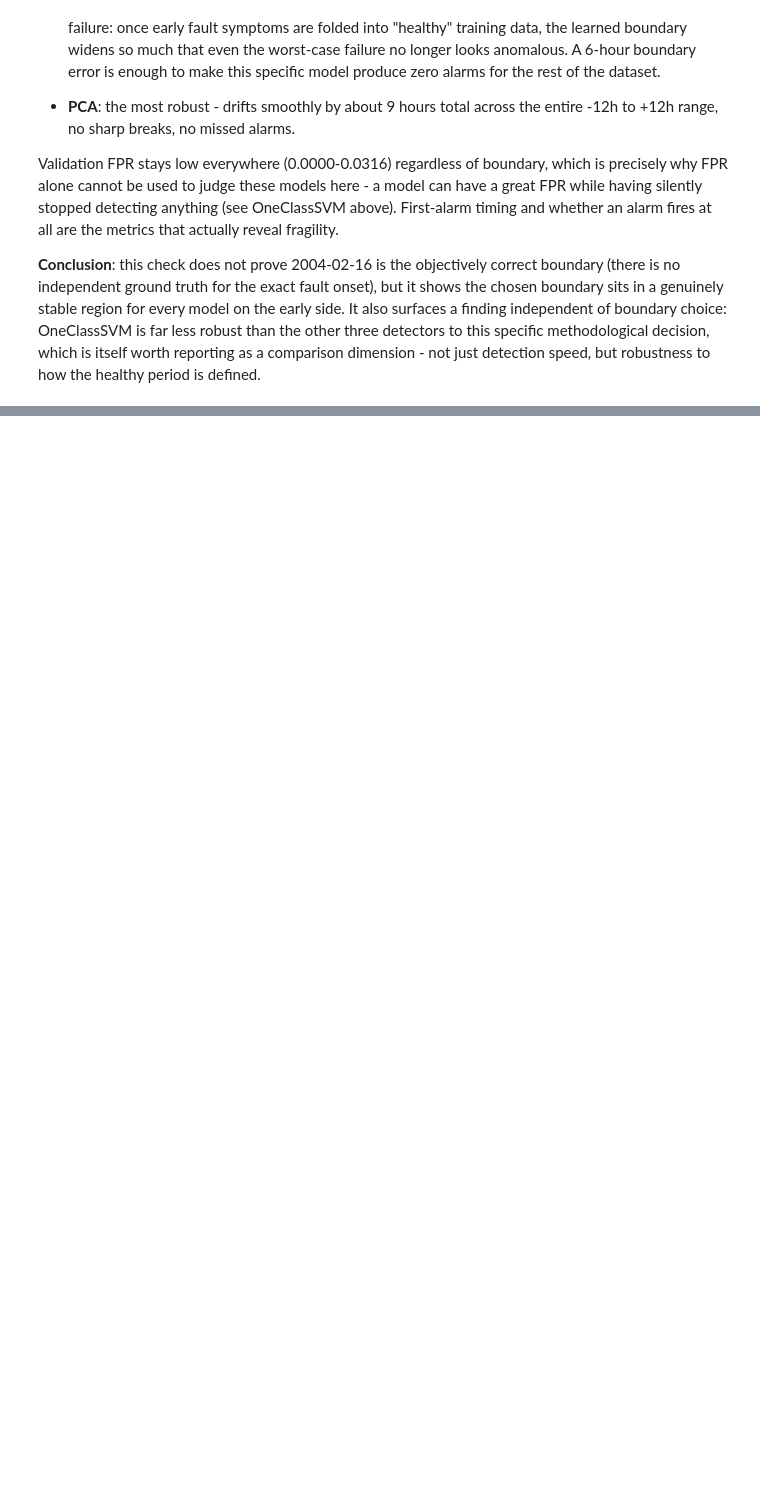
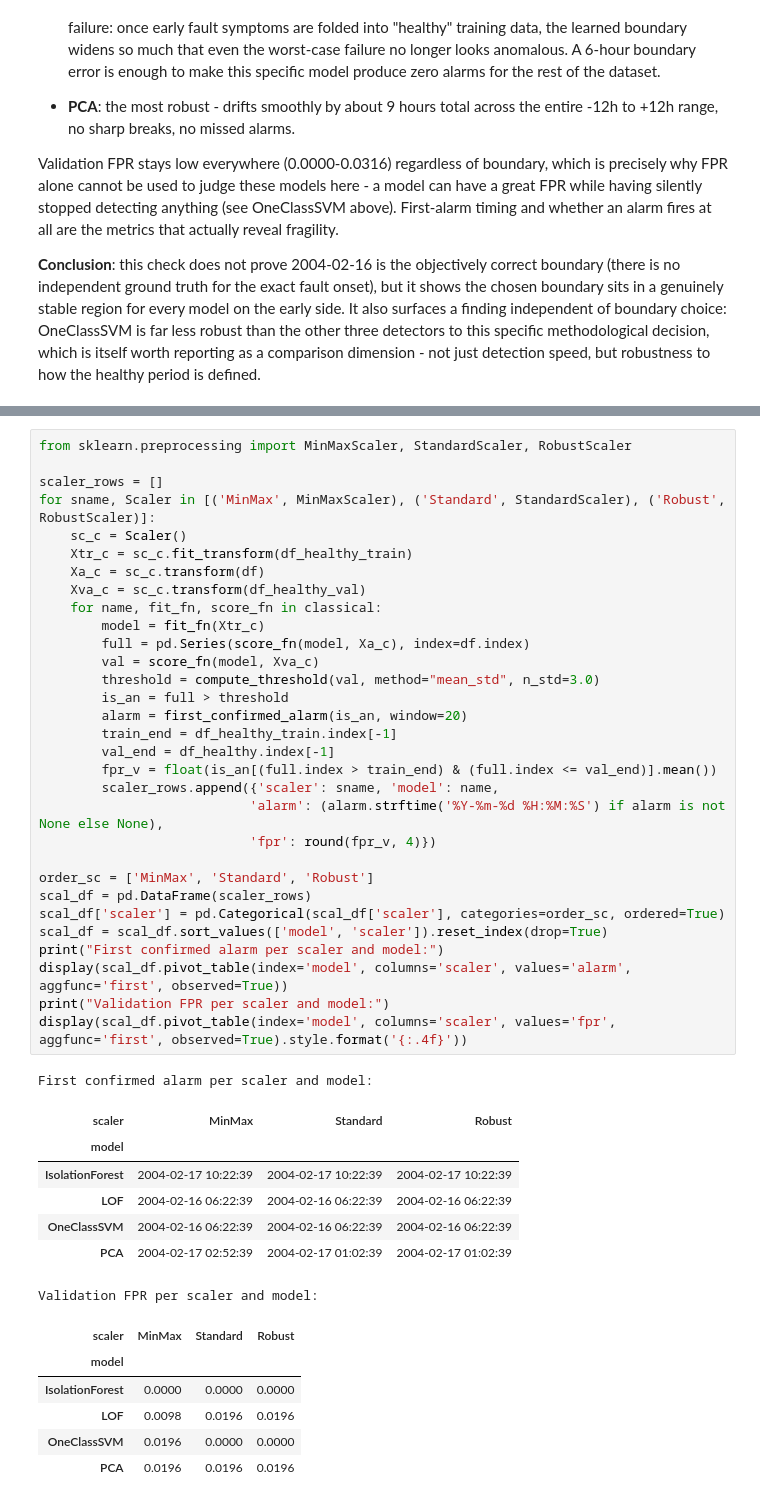
Before and after one commit to maidabiber/anomaly-detection-thesis, a Jupyter notebook: notebooks/analyze_2nd_test.ipynb, the cells around one changed output, grey strips where cells are left out. Drawn from its saved outputs; the diff is of its cells as text; blank space fills up the shorter version.

Commit message:
Split FPR into train and validation, add boundary sensitivity and scaler checks

```diff
--- a/notebooks/analyze_2nd_test.ipynb
+++ b/notebooks/analyze_2nd_test.ipynb
@@ -586,0 +594,46 @@ robustness to how the healthy period is defined.
+# %%
+from sklearn.preprocessing import MinMaxScaler, StandardScaler, RobustScaler
+
+scaler_rows = []
+for sname, Scaler in [('MinMax', MinMaxScaler), ('Standard', StandardScaler), ('Robust', RobustScaler)]:
+    sc_c = Scaler()
+    Xtr_c = sc_c.fit_transform(df_healthy_train)
+    Xa_c = sc_c.transform(df)
+    Xva_c = sc_c.transform(df_healthy_val)
+    for name, fit_fn, score_fn in classical:
+        model = fit_fn(Xtr_c)
+        full = pd.Series(score_fn(model, Xa_c), index=df.index)
+        val = score_fn(model, Xva_c)
+        threshold = compute_threshold(val, method="mean_std", n_std=3.0)
+        is_an = full > threshold
+        alarm = first_confirmed_alarm(is_an, window=20)
+        train_end = df_healthy_train.index[-1]
+        val_end = df_healthy.index[-1]
+        fpr_v = float(is_an[(full.index > train_end) & (full.index <= val_end)].mean())
+        scaler_rows.append({'scaler': sname, 'model': name,
+                           'alarm': (alarm.strftime('%Y-%m-%d %H:%M:%S') if alarm is not None else None),
+                           'fpr': round(fpr_v, 4)})
+
+order_sc = ['MinMax', 'Standard', 'Robust']
+scal_df = pd.DataFrame(scaler_rows)
+scal_df['scaler'] = pd.Categorical(scal_df['scaler'], categories=order_sc, ordered=True)
+scal_df = scal_df.sort_values(['model', 'scaler']).reset_index(drop=True)
+print("First confirmed alarm per scaler and model:")
+display(scal_df.pivot_table(index='model', columns='scaler', values='alarm', aggfunc='first', observed=True))
+print("Validation FPR per scaler and model:")
+display(scal_df.pivot_table(index='model', columns='scaler', values='fpr', aggfunc='first', observed=True).style.format('{:.4f}'))
+# %% [output]
+First confirmed alarm per scaler and model:
+| scaler | MinMax | Standard | Robust |
+| model |  |  |  |
+| IsolationForest | 2004-02-17 10:22:39 | 2004-02-17 10:22:39 | 2004-02-17 10:22:39 |
+| LOF | 2004-02-16 06:22:39 | 2004-02-16 06:22:39 | 2004-02-16 06:22:39 |
+| OneClassSVM | 2004-02-16 06:22:39 | 2004-02-16 06:22:39 | 2004-02-16 06:22:39 |
+| PCA | 2004-02-17 02:52:39 | 2004-02-17 01:02:39 | 2004-02-17 01:02:39 |
+Validation FPR per scaler and model:
+| scaler | MinMax | Standard | Robust |
+| model |  |  |  |
+| IsolationForest | 0.0000 | 0.0000 | 0.0000 |
+| LOF | 0.0098 | 0.0196 | 0.0196 |
+| OneClassSVM | 0.0196 | 0.0000 | 0.0000 |
+| PCA | 0.0196 | 0.0196 | 0.0196 |
```
Also changed, not shown: parts of 1 cell of this notebook.
